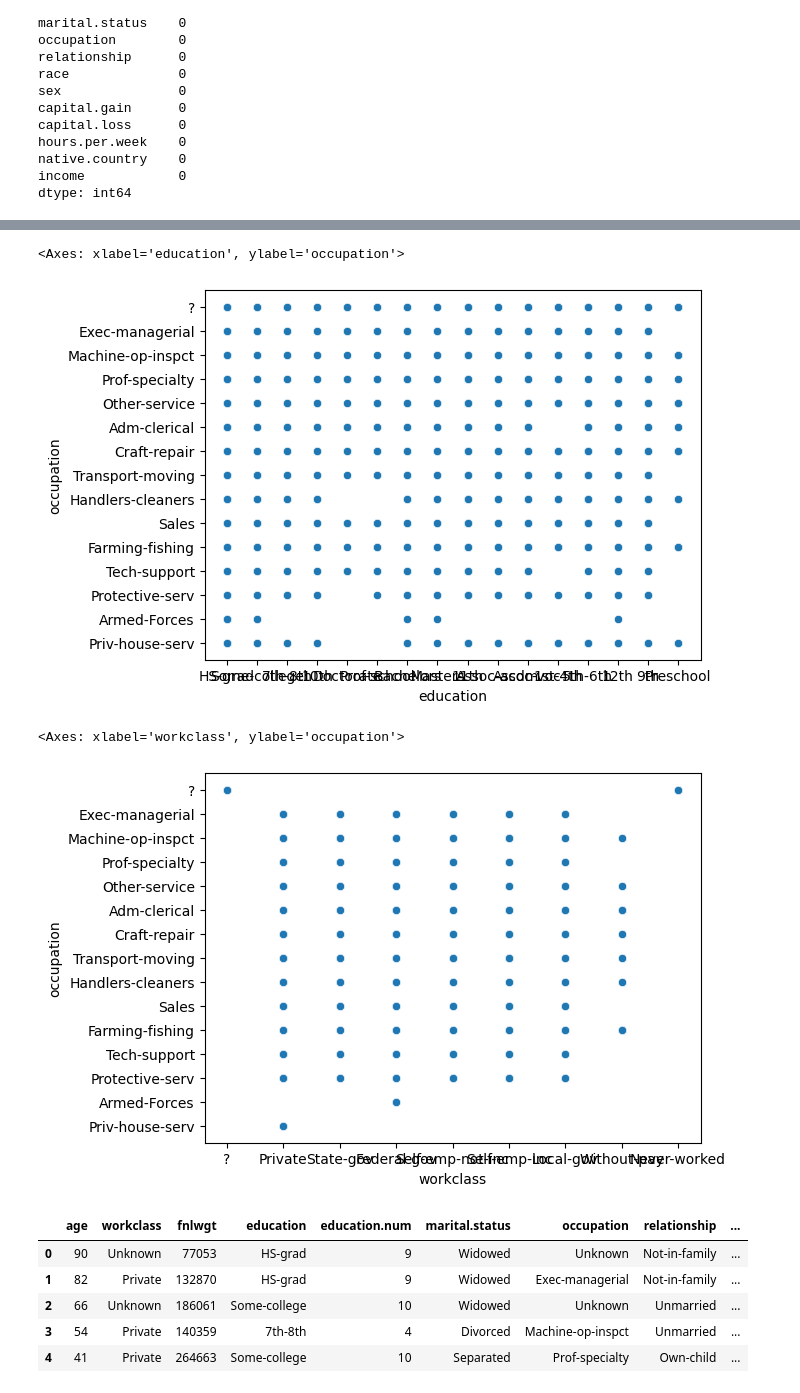
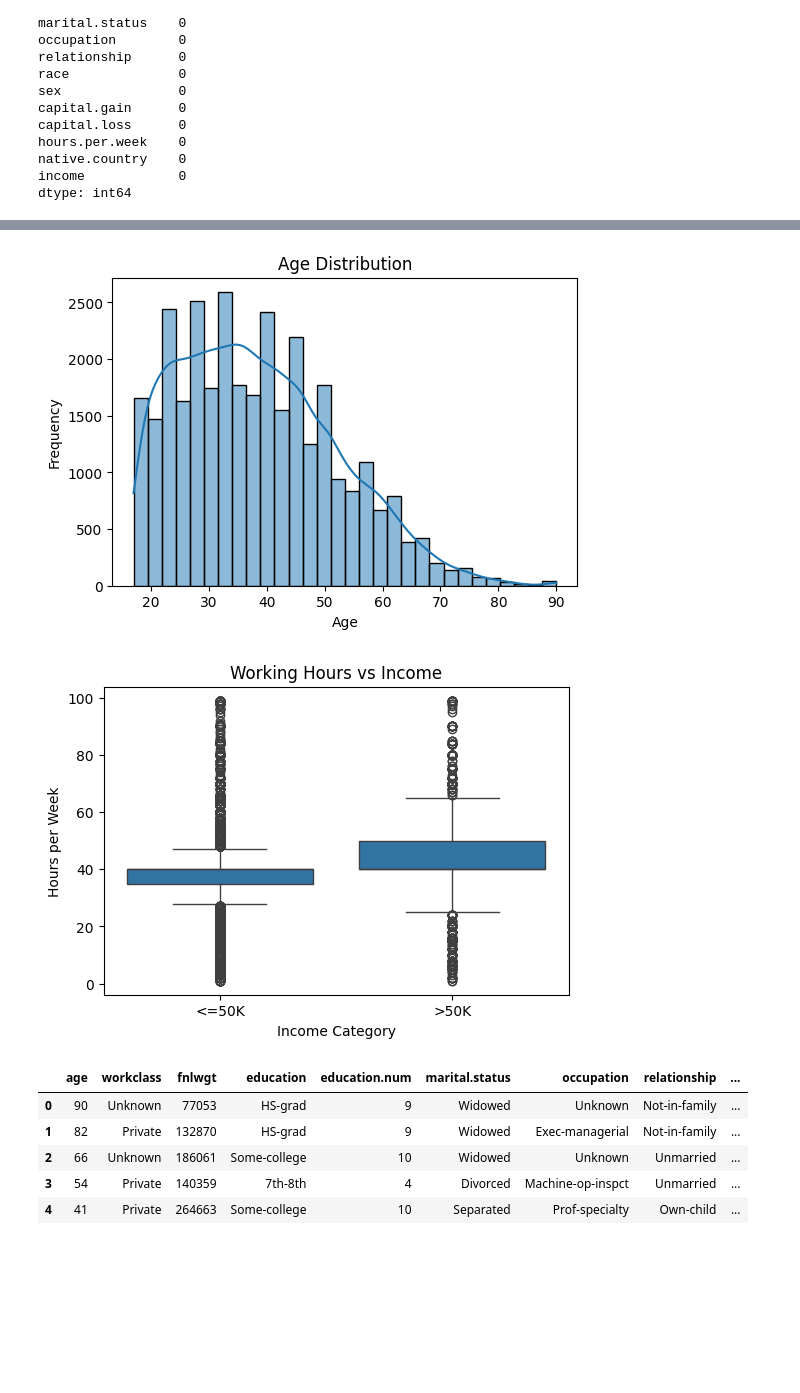
Before and after one commit to ShrutiJain007/Adult-Census, a Jupyter notebook: AdultCensus.ipynb, the cells around one changed output, grey strips where cells are left out. Cells and saved outputs as stored; diff of their text form; code cells hidden in the pictures; blank space fills up the shorter version.

```diff
--- a/AdultCensus.ipynb
+++ b/AdultCensus.ipynb
@@ -62,13 +87,27 @@ sns.scatterplot(x = 'age', y = 'occupation', data = df)
 # %%
-sns.scatterplot(x = 'education', y = 'occupation', data = df)
+plt.figure(figsize=(6,4))
+sns.histplot(df['age'], bins=30, kde=True)
+plt.title("Age Distribution")
+plt.xlabel("Age")
+plt.ylabel("Frequency")
+plt.show()
+
+#Observation
+#Age might influence income since income generally increases with experience and age up to a point.
 # %% [output]
-<Axes: xlabel='education', ylabel='occupation'>
-[figure, old version]
+[figure, new version]
 # %%
-sns.scatterplot(x = 'workclass', y = 'occupation', data = df)
+plt.figure(figsize=(6,4))
+sns.boxplot(x='income', y='hours.per.week', data=df)
+plt.title("Working Hours vs Income")
+plt.xlabel("Income Category")
+plt.ylabel("Hours per Week")
+plt.show()
+
+#Observation
+#Higher earners tend to work longer hours per week.
 # %% [output]
-<Axes: xlabel='workclass', ylabel='occupation'>
-[figure, old version]
+[figure, new version]
 # %%
 mask_never_worked = df['workclass'] == 'Never-worked'
 df.loc[mask_never_worked, 'occupation'] = 'Never-worked'
```
Also changed, not shown: parts of 34 cells of this notebook, 6 other files.
